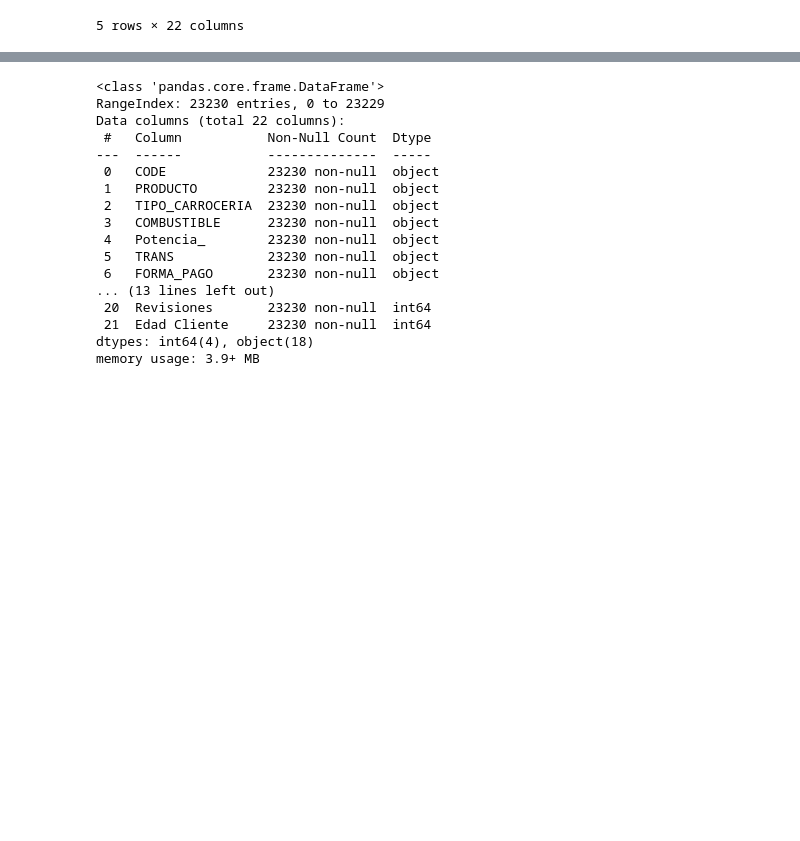
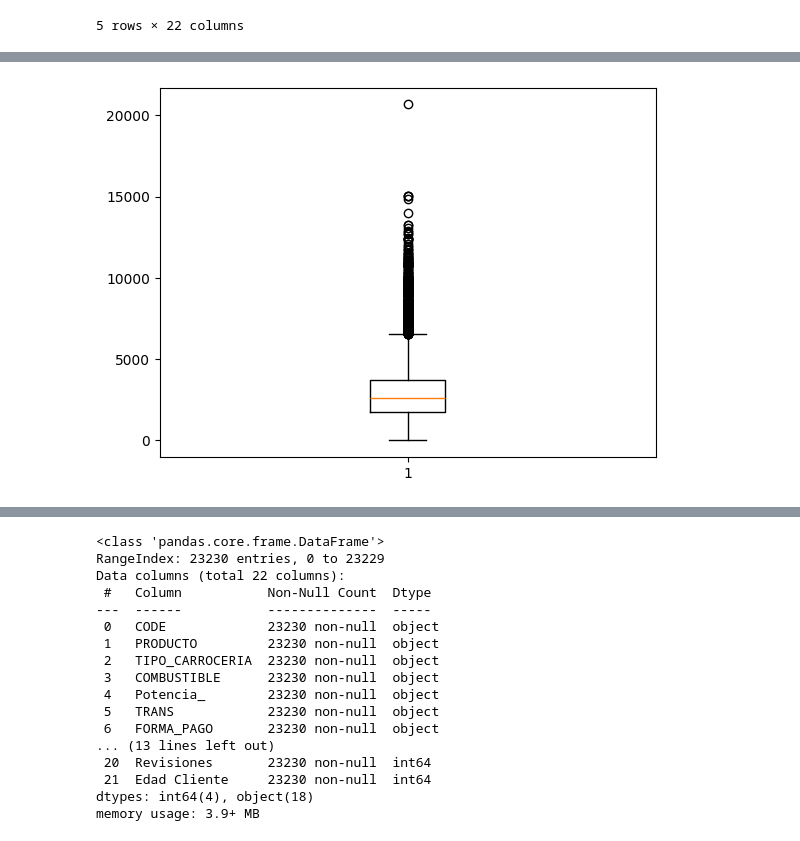
Before and after one commit to jzazooro/Optimizacionenredes1, a Jupyter notebook: prueba.ipynb, the cells around one changed output, grey strips where cells are left out. Cells and saved outputs as stored; diff of their text form; code cells hidden in the pictures; blank space fills up the shorter version.

```diff
--- a/prueba.ipynb
+++ b/prueba.ipynb
@@ -18,0 +70,3 @@ df.head()
+# %%
+# Rellenar valores categóricos con la moda
+df['ESTADO_CIVIL'].fillna(df['ESTADO_CIVIL'].mode()[0], inplace=True)
@@ -18,0 +80,2 @@ df.head()
+# %%
+df['GENERO'].fillna(df['GENERO'].mode()[0], inplace=True)
@@ -18,0 +89,2 @@ df.head()
+# %%
+df['Zona _Renta'].fillna(df['Zona _Renta'].mode()[0], inplace=True)
@@ -18,0 +98,3 @@ df.head()
+# %%
+# Eliminar filas con valores faltantes
+df.dropna(inplace=True)
@@ -18,0 +123,6 @@ df.head()
+# %%
+# Diagrama de caja para identificar outliers
+plt.boxplot(df['COSTE_VENTA'])
+plt.show()
+# %% [output]
+[figure, added]
```
Also changed, not shown: parts of 24 cells of this notebook.
